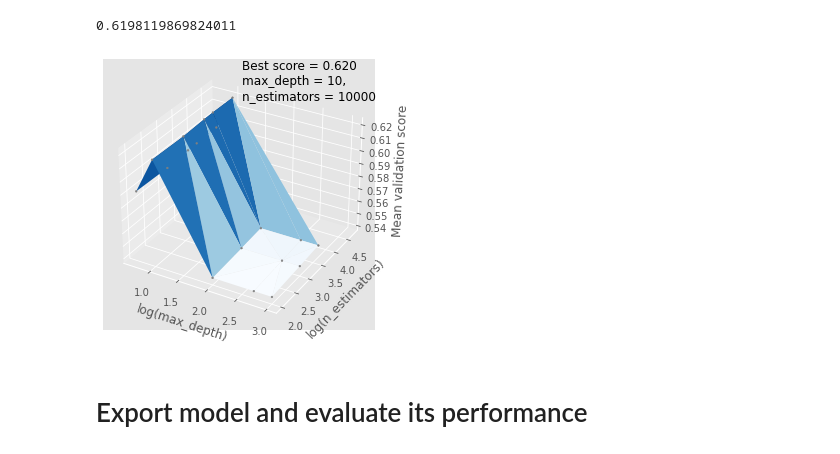
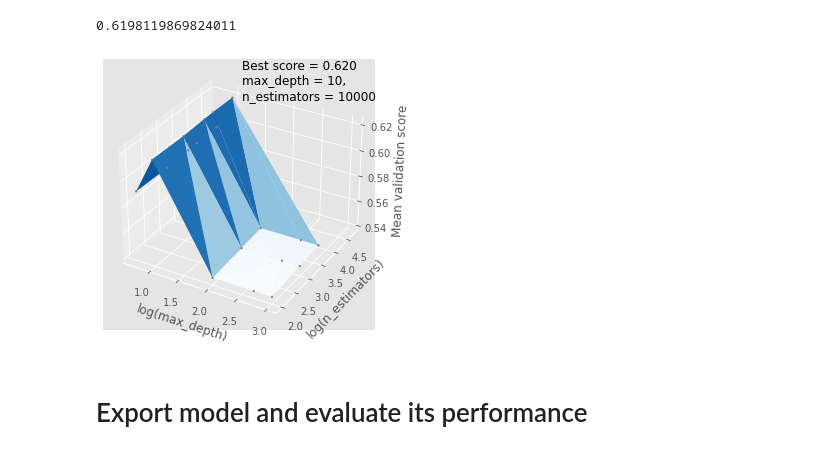
Before and after one commit to dispink/WASA-faciesXRF, a Jupyter notebook: ML_element_06.ipynb, the cells around one changed output. Drawn from its saved outputs; the diff is of its cells as text; code cells hidden in the pictures.

```diff
--- a/ML_element_06.ipynb
+++ b/ML_element_06.ipynb
@@ -55,30 +55,31 @@ np.max(rf_df.mean_test_score.astype(float))
 # %%
 from mpl_toolkits.mplot3d import Axes3D
 from matplotlib import cm
 
 fig = plt.figure(figsize = (7,5))
 ax = plt.gca(projection='3d')
 xx = rf_df.param_max_depth.values.astype(int)
 yy = rf_df.param_n_estimators.values.astype(int)
 zz = rf_df.mean_test_score.values.astype(float)
 max_index = np.argmax(zz)
 
 surf = ax.plot_trisurf(np.log10(xx), np.log10(yy), zz, cmap = cm.Blues, linewidth = 0.1)
 ax.scatter(np.log10(xx), np.log10(yy), zz, c = 'grey', s = 3, alpha = 1)
 
 # mark the best score
 text = 'Best score = {:.3f}\nmax_depth = {},\nn_estimators = {}'.format(zz[max_index], xx[max_index], yy[max_index])
 ax.text(2.5, 2, .68,text, fontsize = 12)
 #ax.quiver(np.log10(xx[max_index]), np.log10(yy[max_index]), zz[max_index],
 #          .3, .3, .3, color='gray', alpha=.6)
 
+ax.set_zticks([0.52, 0.54, 0.56, 0.58, 0.60, 0.62])
 ax.set_xlabel('log(max_depth)')
 ax.set_ylabel('log(n_estimators)')
 ax.set_zlabel('Mean validation score')
 #fig.colorbar(surf, shrink = 0.5, aspect = 5)
 fig.savefig('results/roll_rf_grid_20201123.png')
 # %% [output]
-[figure, old version]
+[figure, new version]
 # %% [markdown]
 # Export model and evaluate its performance
 # %%
```
Also changed, not shown: 1 other file.
